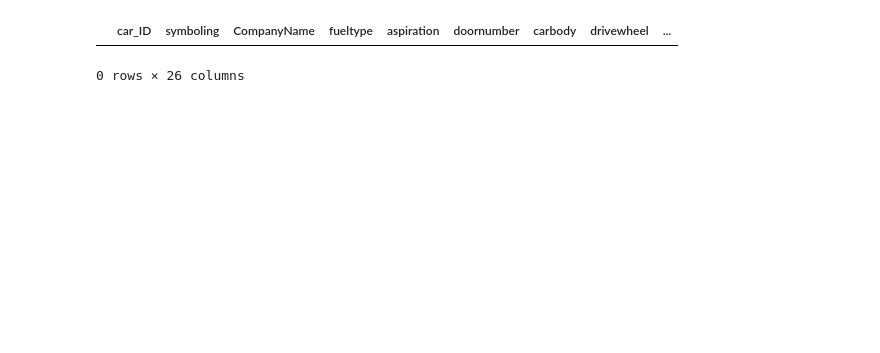
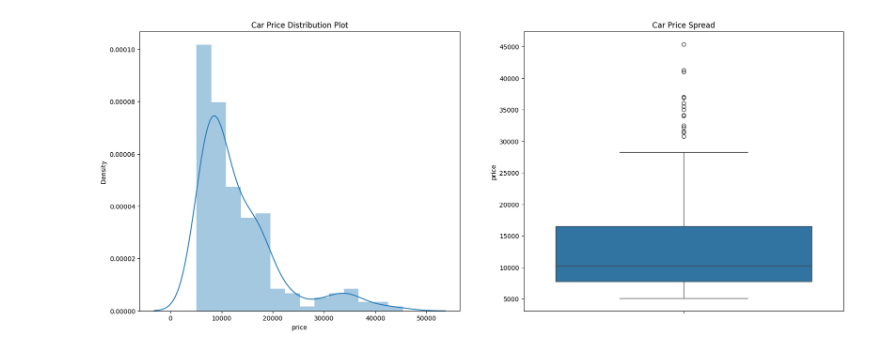
Before and after one commit to doaa-hamada/GazaSkyGeeks, a Jupyter notebook: car_price_prediction.ipynb, the cells around one changed output. Cells and saved outputs as stored; diff of their text form; code cells hidden in the pictures; blank space fills up the shorter version.

```diff
--- a/car_price_prediction.ipynb
+++ b/car_price_prediction.ipynb
@@ -10,32 +10,42 @@ import pandas as pd
 import matplotlib.pyplot as plt
 import seaborn as sns
 
 cars = pd.read_csv('/content/CarPrice_Assignment.csv')
 #cars.tail(10)
 #cars.head(10)
 #cars.shape
 #cars.describe()
 #cars.info()
 #cars.CarName.unique()
 CompanyName = cars['CarName'].apply(lambda x : x.split(' ')[0])
 #print(CompanyName)
 cars.insert(3,"CompanyName",CompanyName)
 #cars.head()
 cars.drop(['CarName'],axis=1,inplace=True)
 #cars.head()
 cars.CompanyName = cars.CompanyName.str.lower()
 
 def replace_name(a,b):
     cars.CompanyName.replace(a,b,inplace=True)
 
 replace_name('maxda','mazda')
 replace_name('porcshce','porsche')
 replace_name('toyouta','toyota')
 replace_name('vokswagen','volkswagen')
 replace_name('vw','volkswagen')
 
 cars.CompanyName.unique()
 cars.loc[cars.duplicated()]
+plt.figure(figsize=(20,8))
+
+plt.subplot(1,2,1)
+plt.title('Car Price Distribution Plot')
+sns.distplot(cars.price)
+
+plt.subplot(1,2,2)
+plt.title('Car Price Spread')
+sns.boxplot(y=cars.price)
+
+plt.show()
 # %% [output]
-|  | car_ID | symboling | CompanyName | fueltype | aspiration | doornumber | carbody | drivewheel | ... |
-0 rows × 26 columns
+[figure, added]
```
